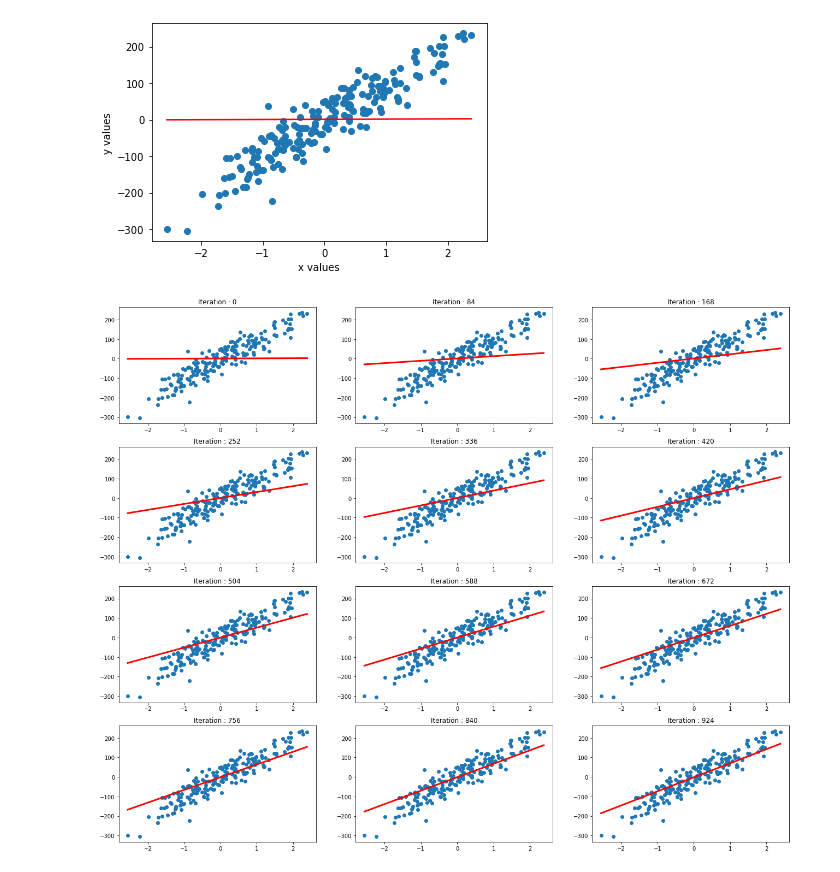
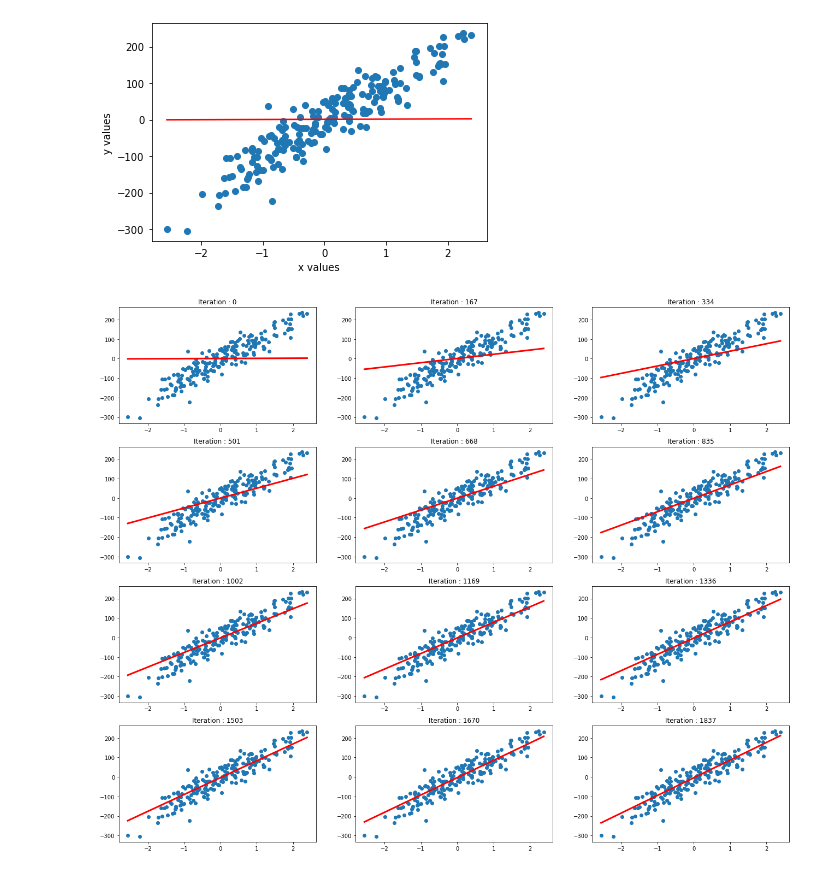
Before and after one commit to gursi26/appliedml-code, a Jupyter notebook: intro-posts/intro-linear-regression.ipynb, the cells around one changed output. Cells and saved outputs as stored; diff of their text form; code cells hidden in the pictures.

```diff
--- a/intro-posts/intro-linear-regression.ipynb
+++ b/intro-posts/intro-linear-regression.ipynb
@@ -48,25 +48,25 @@ def b_grad(yhat_vals, yvals): # Gradient of L wrt b
     sum_ = np.sum(yhat_vals - yvals)
     return sum_ * (2/len(yvals))
 # %%
-lr = 0.0007
-epochs = 1000
+lr = 0.0007     # learning rate
+epochs = 2000   # number of iterations
 
 fig, ax = plt.subplots(nrows=4, ncols=3, figsize=(22,18))
 ax = ax.flatten()
 ax_counter = 0
 
 for i in range(epochs):
     yhat_vals = forward(w,b,xvals)          # forward pass through model
     wgrad = w_grad(xvals, yhat_vals, yvals) # calculating gradient L wrt w
     bgrad = b_grad(yhat_vals, yvals)        # calculating gradient L wrt b
     w = w - (wgrad*lr)                      # updating w
     b = b - (bgrad*lr)                      # updating b
-    if i % ((epochs // 12)+1) == 0 :
+    if i % ((epochs // 12)+1) == 0 :        # plots every 12 iterations
         ax[ax_counter].scatter(xvals,yvals)
-        sample_x = np.arange(xvals.min(), xvals.max(), 0.001)
-        yhat = forward(w,b,sample_x)
-        ax[ax_counter].plot(sample_x,yhat, c='r', linewidth=3)
+        y_start = forward(w, b, xvals.min())
+        y_end = forward(w, b, xvals.max())
+        ax[ax_counter].plot([xvals.min(), xvals.max()], [y_start, y_end], c='r', linewidth=3)
         ax[ax_counter].set_title(f'Iteration : {i}')
         ax_counter += 1
 # %% [output]
-[figure, old version]
+[figure, new version]
```
